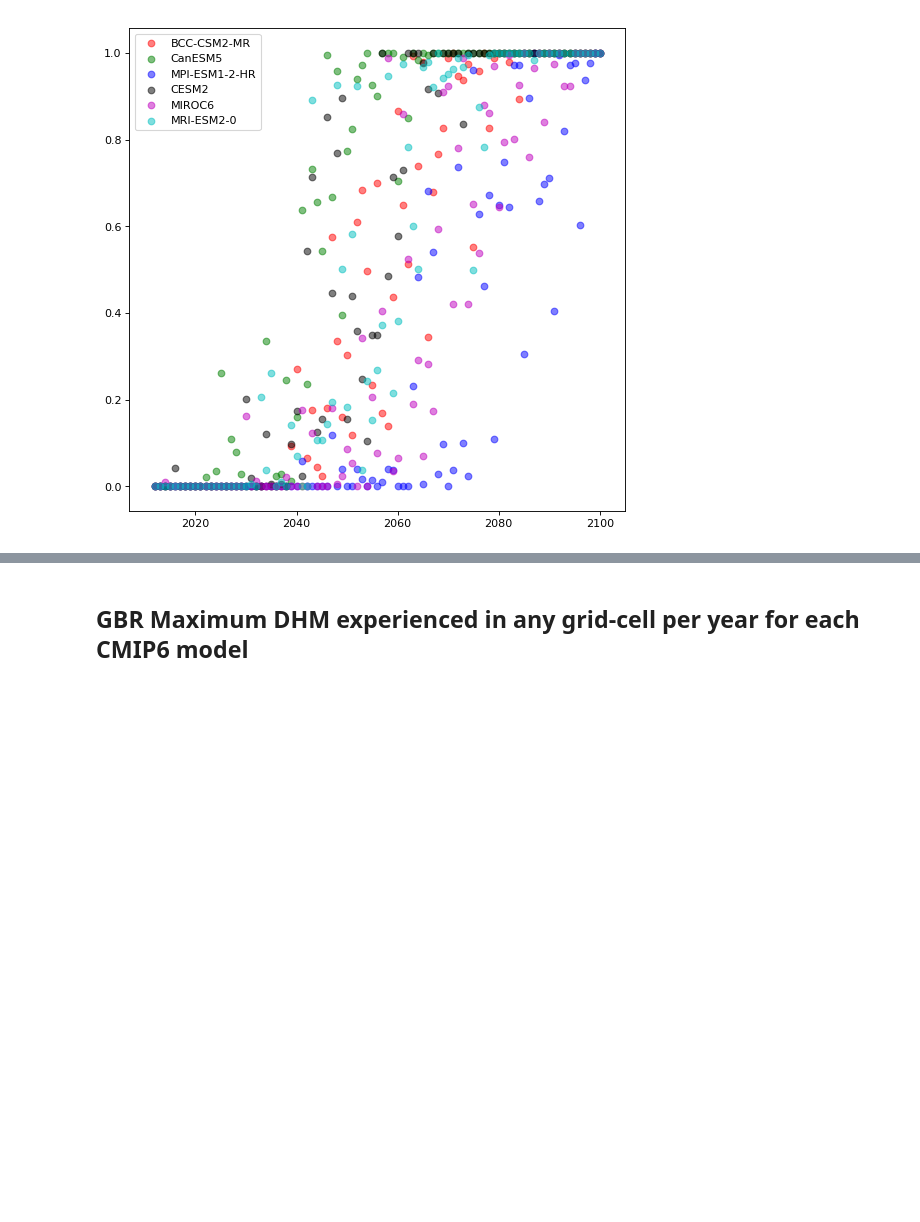
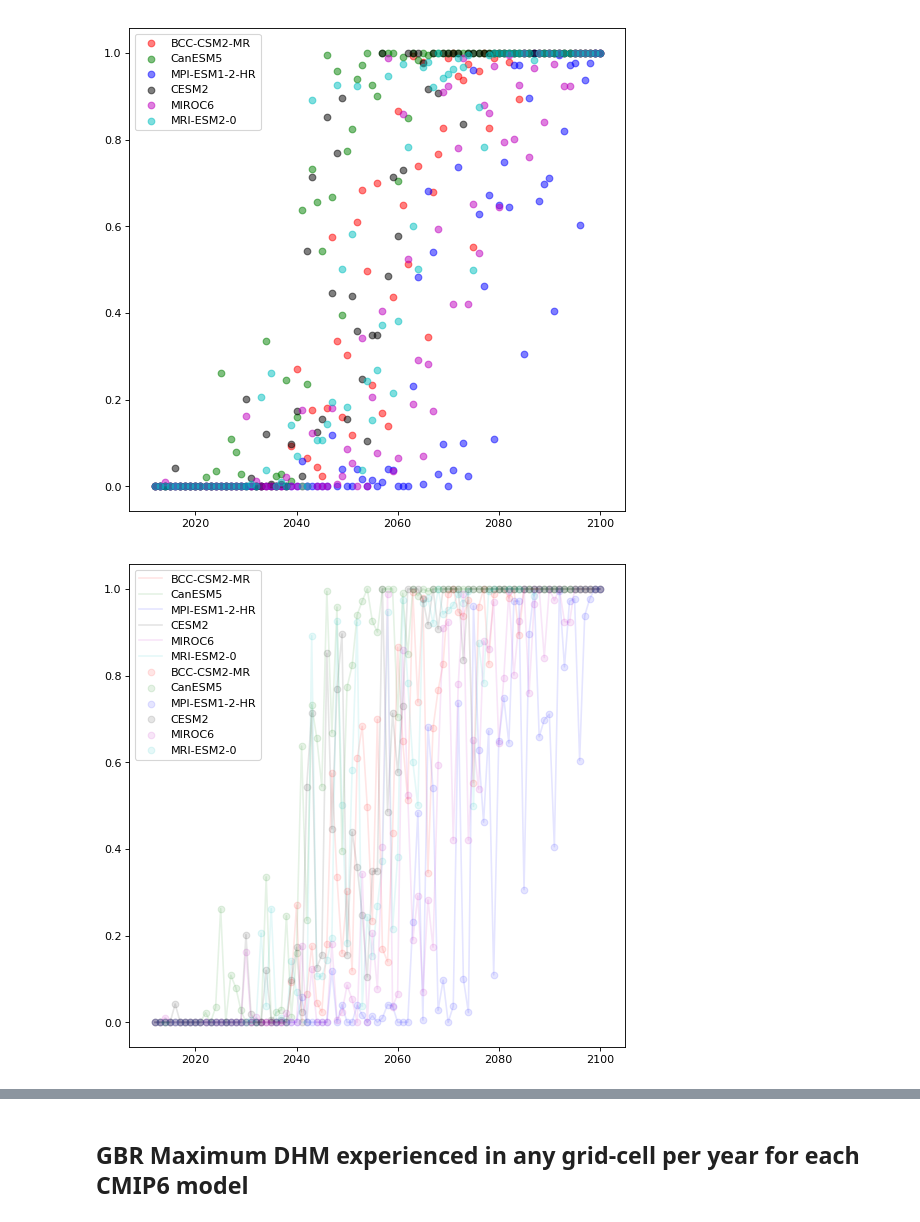
Before and after one commit to PaulHalloran/Jupiter_notebooks_halloran, a Jupyter notebook: dhw_cmip6.ipynb, the cells around one changed output, grey strips where cells are left out. Cells and saved outputs as stored; diff of their text form; code cells hidden in the pictures; blank space fills up the shorter version.

```diff
--- a/dhw_cmip6.ipynb
+++ b/dhw_cmip6.ipynb
@@ -234,3 +234,15 @@ plt.legend()
 plt.show()
 # %% [output]
 [figure]
+# %%
+plt.figure(num=None, figsize=(8, 8), dpi=80, facecolor='w', edgecolor='k')
+
+for model in models:
+    plt.plot(cube_dict[model]['asb'].coord('year').points,cube_dict[model]['asb_avg'].data,alpha=0.1,color=model_dict[model]['color'],label = model)
+    plt.scatter(cube_dict[model]['asb'].coord('year').points,cube_dict[model]['asb_avg'].data,alpha=0.1,color=model_dict[model]['color'],label = model)
+
+# plt.ylim([-0.1,1.1])
+plt.legend()
+plt.show()
+# %% [output]
+[figure, added]
```
Also changed, not shown: parts of 1 cell of this notebook.
